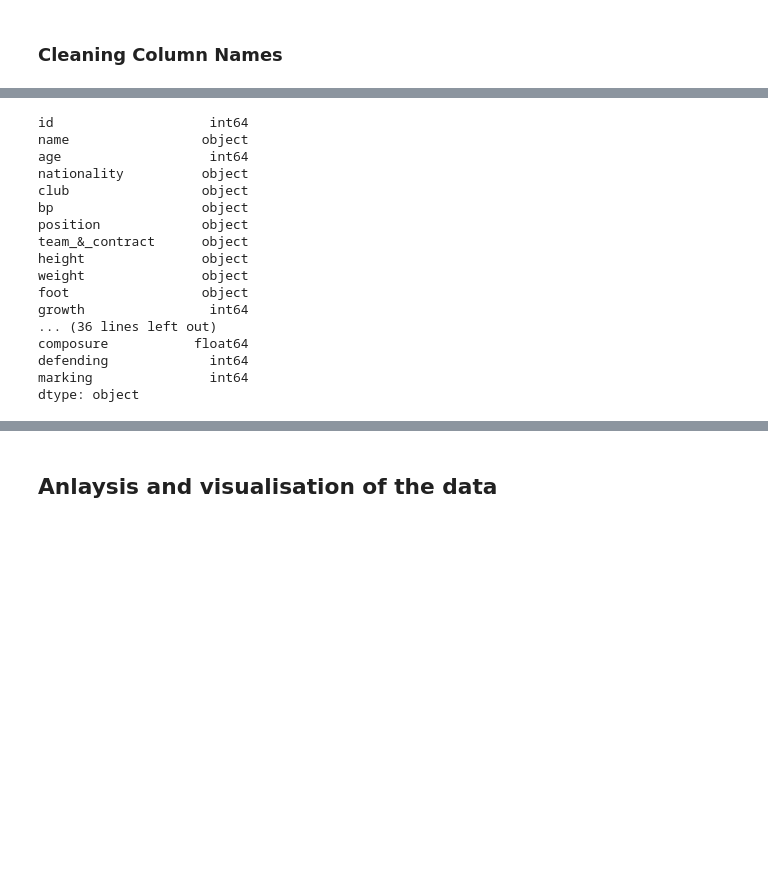
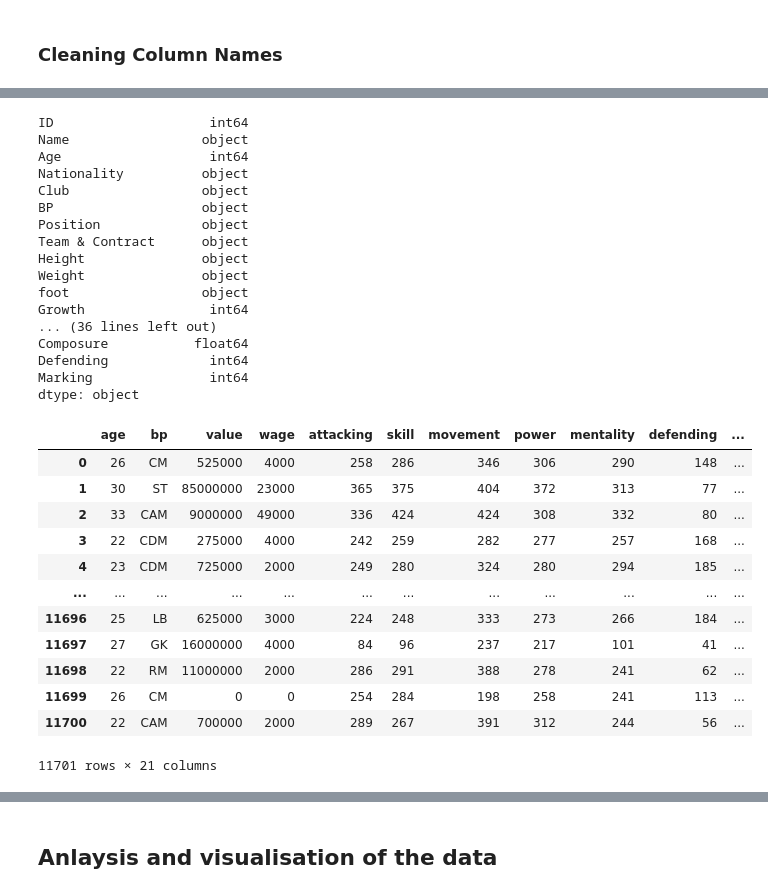
Before and after one commit to SritomaK/FIFA-LAB, a Jupyter notebook: FIFA-LAB.ipynb, the cells around one changed output, grey strips where cells are left out. Cells and saved outputs as stored; diff of their text form; code cells hidden in the pictures; blank space fills up the shorter version.

```diff
--- a/FIFA-LAB.ipynb
+++ b/FIFA-LAB.ipynb
@@ -134,9 +134,9 @@ data
 ### Cleaning Column Names
 # %%
 #Snake Case
-cols = []
-for i in range(len(data.columns)):
-    cols.append(data.columns[i].lower().replace(' ', '_'))
-data.columns = cols
+#cols = []
+#for i in range(len(data.columns)):
+    #cols.append(data.columns[i].lower().replace(' ', '_'))
+#data.columns = cols
 #data = data.rename(columns={'st':'state'})
-print(data.columns)
+#print(data.columns)
@@ -166,21 +160,54 @@ print(data.columns.values)
 # %%
 data.dtypes.head(51)
 # %% [output]
-id                    int64
-name                 object
-age                   int64
-nationality          object
-club                 object
-bp                   object
-position             object
-team_&_contract      object
-height               object
-weight               object
+ID                    int64
+Name                 object
+Age                   int64
+Nationality          object
+Club                 object
+BP                   object
+Position             object
+Team & Contract      object
+Height               object
+Weight               object
 foot                 object
-growth                int64
+Growth                int64
 ... (36 lines left out)
-composure           float64
-defending             int64
-marking               int64
+Composure           float64
+Defending             int64
+Marking               int64
 dtype: object
+# %%
+# # Your code here
+def clean_df(df):
+    cols = []
+    for i in range(len(df.columns)):
+        cols.append(df.columns[i].lower().replace(' ', '_'))
+    df.columns = cols
+    df['value']=df['value'].str.replace('€', '').str.replace('K', '000').str.replace('M', '000000').str.replace('.', '')
+    df['value']=pd.to_numeric(df['value'], errors = 'coerce')
+    df['wage']=df['wage'].str.replace('€', '').str.replace('K', '000').str.replace('M', '000000').str.replace('.', '')
+    df['wage']=pd.to_numeric(df['wage'], errors = 'coerce')
+    df['ir']=df['ir'].str.replace('★', '').astype('int')
+    df = df[['age','bp','value','wage','attacking','skill','movement','power','mentality',
+             'defending','goalkeeping','total_stats','base_stats','ir','pac','sho','pas','dri','def','phy','ova']]
+
+    return df
+# %%
+data_red = clean_df(data)
+data_red
+# %% [output]
+|  | age | bp | value | wage | attacking | skill | movement | power | mentality | defending | ... |
+| 0 | 26 | CM | 525000 | 4000 | 258 | 286 | 346 | 306 | 290 | 148 | ... |
+| 1 | 30 | ST | 85000000 | 23000 | 365 | 375 | 404 | 372 | 313 | 77 | ... |
+| 2 | 33 | CAM | 9000000 | 49000 | 336 | 424 | 424 | 308 | 332 | 80 | ... |
+| 3 | 22 | CDM | 275000 | 4000 | 242 | 259 | 282 | 277 | 257 | 168 | ... |
+| 4 | 23 | CDM | 725000 | 2000 | 249 | 280 | 324 | 280 | 294 | 185 | ... |
+| ... | ... | ... | ... | ... | ... | ... | ... | ... | ... | ... | ... |
+| 11696 | 25 | LB | 625000 | 3000 | 224 | 248 | 333 | 273 | 266 | 184 | ... |
+| 11697 | 27 | GK | 16000000 | 4000 | 84 | 96 | 237 | 217 | 101 | 41 | ... |
+| 11698 | 22 | RM | 11000000 | 2000 | 286 | 291 | 388 | 278 | 241 | 62 | ... |
+| 11699 | 26 | CM | 0 | 0 | 254 | 284 | 198 | 258 | 241 | 113 | ... |
+| 11700 | 22 | CAM | 700000 | 2000 | 289 | 267 | 391 | 312 | 244 | 56 | ... |
+11701 rows × 21 columns
 # %%
```
Also changed, not shown: parts of 54 cells of this notebook, 1 other file.
